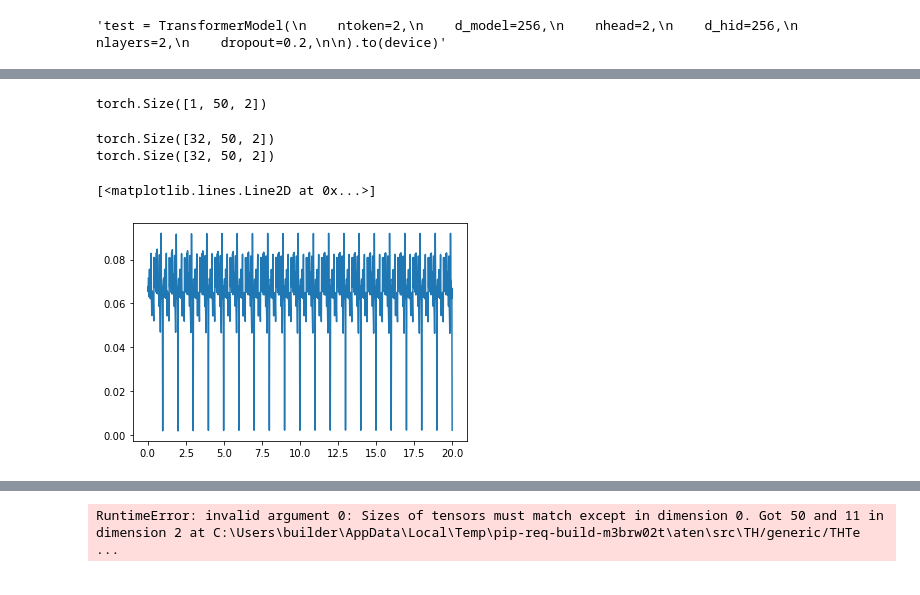
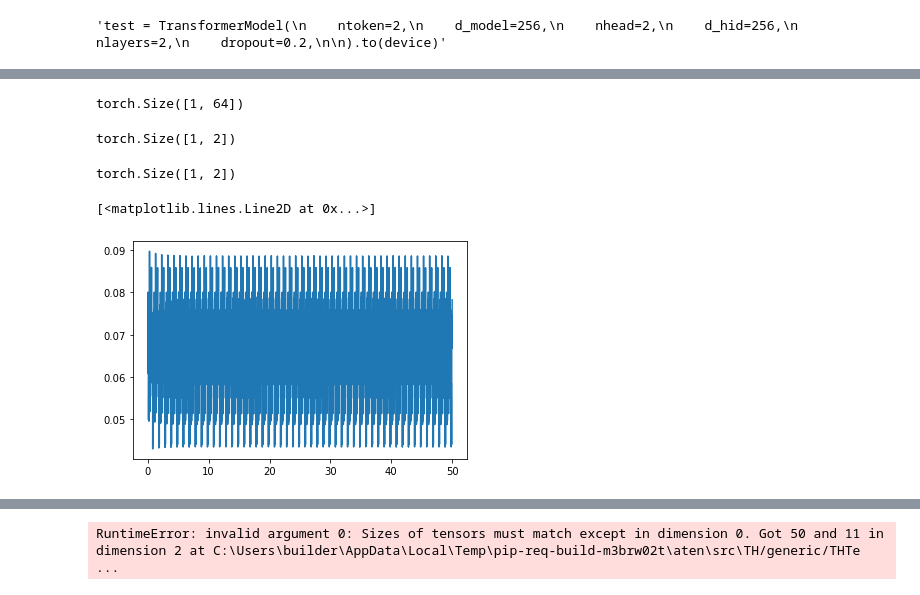
Before and after one commit to victor-42/music-emotion-detection, a Jupyter notebook: rnn.ipynb, the cells around one changed output, grey strips where cells are left out. Cells and saved outputs as stored; diff of their text form; code cells hidden in the pictures.

Commit message:
customdataset fix and RNN first Model

```diff
--- a/rnn.ipynb
+++ b/rnn.ipynb
@@ -233,9 +220,14 @@ tensor([[[ 7.4992e+01,  7.4711e+01,  6.7435e+01,  ...,  1.0270e+01,
 # %%
 
-pred = test(testdata.to(device))
+pred = net(testdata.to(device))
 pred.size()
 # %% [output]
-torch.Size([1, 50, 2])
+torch.Size([1, 64])
+torch.Size([1, 2])
+# %%
+torch.Tensor(deam_dataset.labels[0][-1])[None, :].size()
+# %% [output]
+torch.Size([1, 2])
 # %%
 def get_n_params(model):
     pp=0
@@ -247,33 +239,36 @@ def get_n_params(model):
     return pp
 # %%
 criterion = nn.MSELoss()
-optimizer = torch.optim.Adam(test.parameters())
+optimizer = optim.SGD(net.parameters(), lr=0.01)
 # %%
-def train(model, epochs=1):
+def train(model, epochs=50):
     train_loss = []
+    val_loss = []
     for epoch in tqdm(range(epochs)):
+
+        sum_loss = 0.0
+        sum_r2 = 0.0
+        with torch.set_grad_enabled(False):
+            for x, y in validation_loader:
+                pred = model(x.to(device))
+                loss = criterion(pred, y.to(device))
+                sum_loss += loss.item()
+                sum_r2 += r2_score(y.flatten(), pred.cpu().flatten())
+            val_loss.append([epoch, sum_loss / len(validation_loader), sum_r2 / len(validation_loader)])
+
         for i, (x, y) in enumerate(train_loader, 0):
-            optimizer.zero_grad()
-            pred = model(x.to(device))
-            print(pred.size())
-            print(y.size())
-            loss = criterion(pred, y)
-            loss.backward()
-            optimizer.step()
-            train_loss.append([float(epoch + i/len(train_loader)), loss.item()])
-            break
-        break
-    return train_loss
+                optimizer.zero_grad()
+                pred = model(x.to(device))
+                loss = criterion(pred, y)
+                loss.backward()
+                optimizer.step()
+                train_loss.append([float(epoch + i/len(train_loader)), loss.item()])
 
-train_loss = train(test)
+    return np.array(train_loss), np.array(val_loss)
+
+train_loss, val_loss = train(net)
-# %% [output]
-torch.Size([32, 50, 2])
-torch.Size([32, 50, 2])
-# %%
-train_loss = np.array(train_loss)
 # %%
-
-plt.plot(train_loss[:, 0], train_loss[:, 1])
+plt.plot(train_loss[:, 0], np.sqrt(train_loss[:, 1]))
 # %% [output]
 [<matplotlib.lines.Line2D at 0x...>]
-[figure, old version]
+[figure, new version]
```
Also changed, not shown: parts of 7 cells of this notebook, 1 other file.
